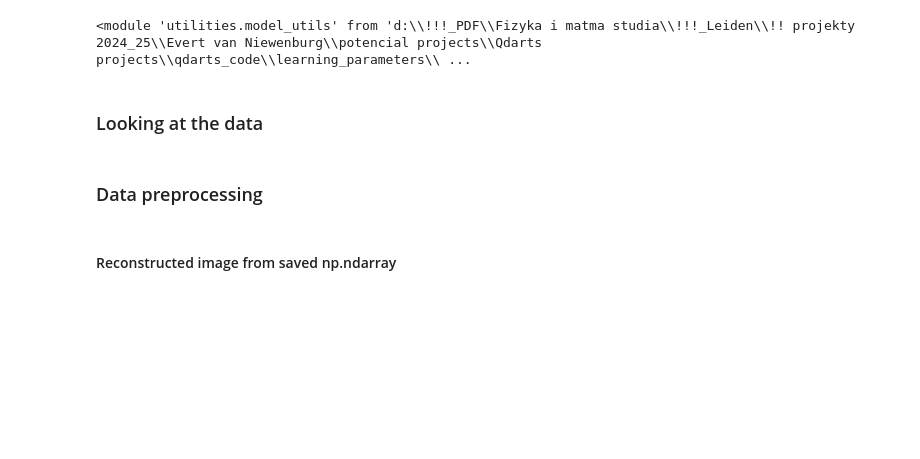
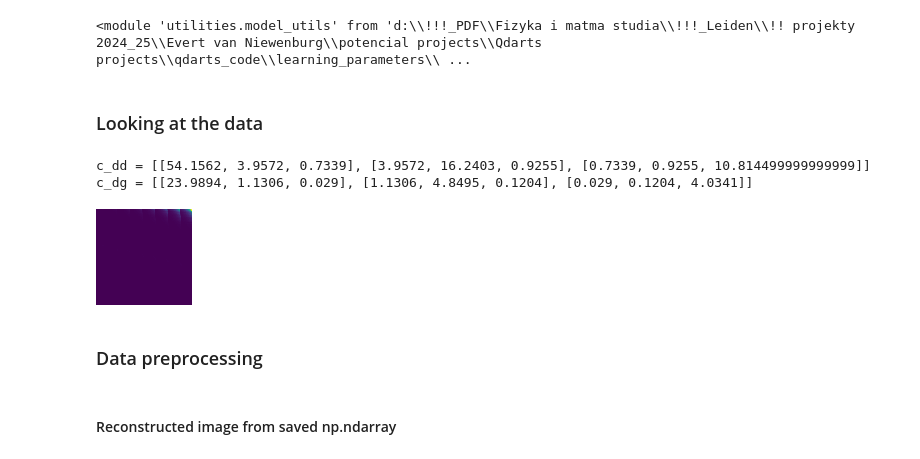
Before and after one commit to KREFT-QS-13/learning-QDs-parameters, a Jupyter notebook: example.ipynb, the cells around one changed output. Cells and saved outputs as stored; diff of their text form; code cells hidden in the pictures; blank space fills up the shorter version.

```diff
--- a/example.ipynb
+++ b/example.ipynb
@@ -25,14 +25,22 @@ importlib.reload(mu)
 # %% [markdown]
 ### Looking at the data
 # %%
+%matplotlib inline
 if c.PATH_0 == './ALICE/':
     batch_number = 2
     img_number = '0035487789'
 else:
     batch_number = 3
     img_number = '0060485230'
 
-u.reconstruct_img_with_matrices(batch_number, img_number, True)[0]
+# u.reconstruct_img_with_matrices(batch_number, img_number, True)[0]
+fig, c_dd, c_dg = u.reconstruct_img_with_matrices(6, '1495064182', [3,2,1])
+print(f"c_dd = {c_dd.tolist()}\nc_dg = {c_dg.tolist()}")
+fig
+# %% [output]
+c_dd = [[54.1562, 3.9572, 0.7339], [3.9572, 16.2403, 0.9255], [0.7339, 0.9255, 10.814499999999999]]
+c_dg = [[23.9894, 1.1306, 0.029], [1.1306, 4.8495, 0.1204], [0.029, 0.1204, 4.0341]]
+[figure, added]
 # %% [markdown]
 ### Data preprocessing
 # %%
```
Also changed, not shown: parts of 5 cells of this notebook, 2 other files.
